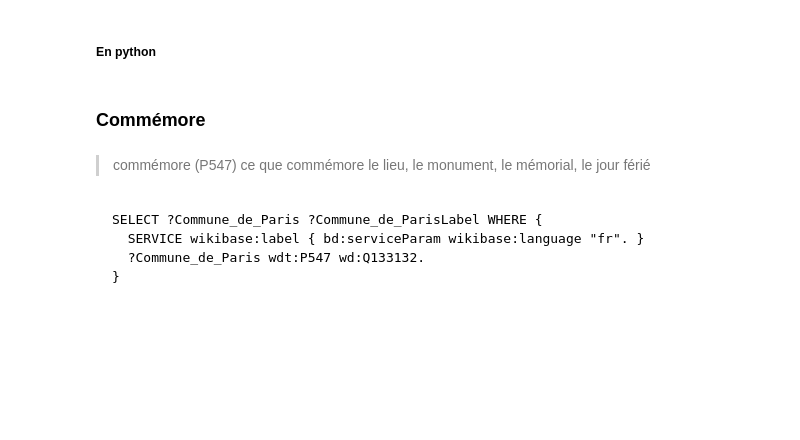
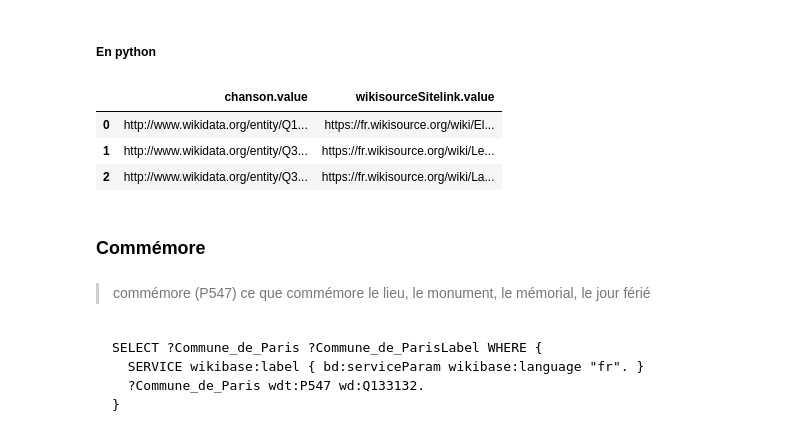
Before and after one commit to silanoc/commune_dans_wikidata, a Jupyter notebook: 7_Média_sur_la_Commune.ipynb, the cells around one changed output. Drawn from its saved outputs; the diff is of its cells as text; code cells hidden in the pictures; blank space fills up the shorter version.

```diff
--- a/7_Média_sur_la_Commune.ipynb
+++ b/7_Média_sur_la_Commune.ipynb
@@ -174,12 +214,17 @@ query = """SELECT DISTINCT ?chanson ?wikisourceSitelink WHERE {
          wdt:P7937 wd:Q7366.
 }
 """
-#extraction_paroles = Extraction_wikidata(endpoint_url, query)
-#df_paroles = extraction_paroles.extraire_et_df()
+extraction_paroles = Extraction_wikidata(endpoint_url, query)
+df_paroles = extraction_paroles.extraire_et_df()
 #df_paroles
 # %%
-#df_paroles = df_paroles.loc[:,['chanson.value', 'wikisourceSitelink.value']]
-#HTML(df_paroles.to_html())
+df_paroles = df_paroles.loc[:,['chanson.value', 'wikisourceSitelink.value']]
+HTML(df_paroles.to_html())
+# %% [output]
+|  | chanson.value | wikisourceSitelink.value |
+| 0 | http://www.wikidata.org/entity/Q1... | https://fr.wikisource.org/wiki/El... |
+| 1 | http://www.wikidata.org/entity/Q3... | https://fr.wikisource.org/wiki/Le... |
+| 2 | http://www.wikidata.org/entity/Q3... | https://fr.wikisource.org/wiki/La... |
 # %% [markdown]
 ### Commémore
 # %% [markdown]
```
Also changed, not shown: parts of 12 cells of this notebook, 19 other files.
